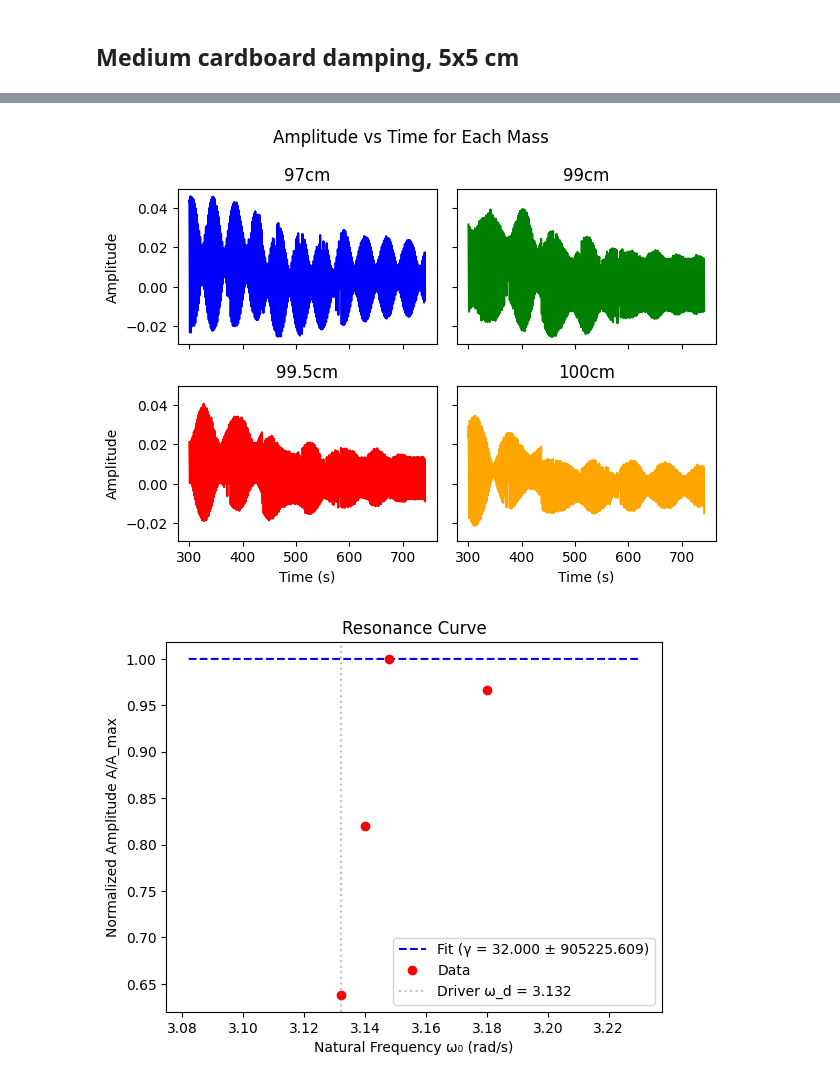
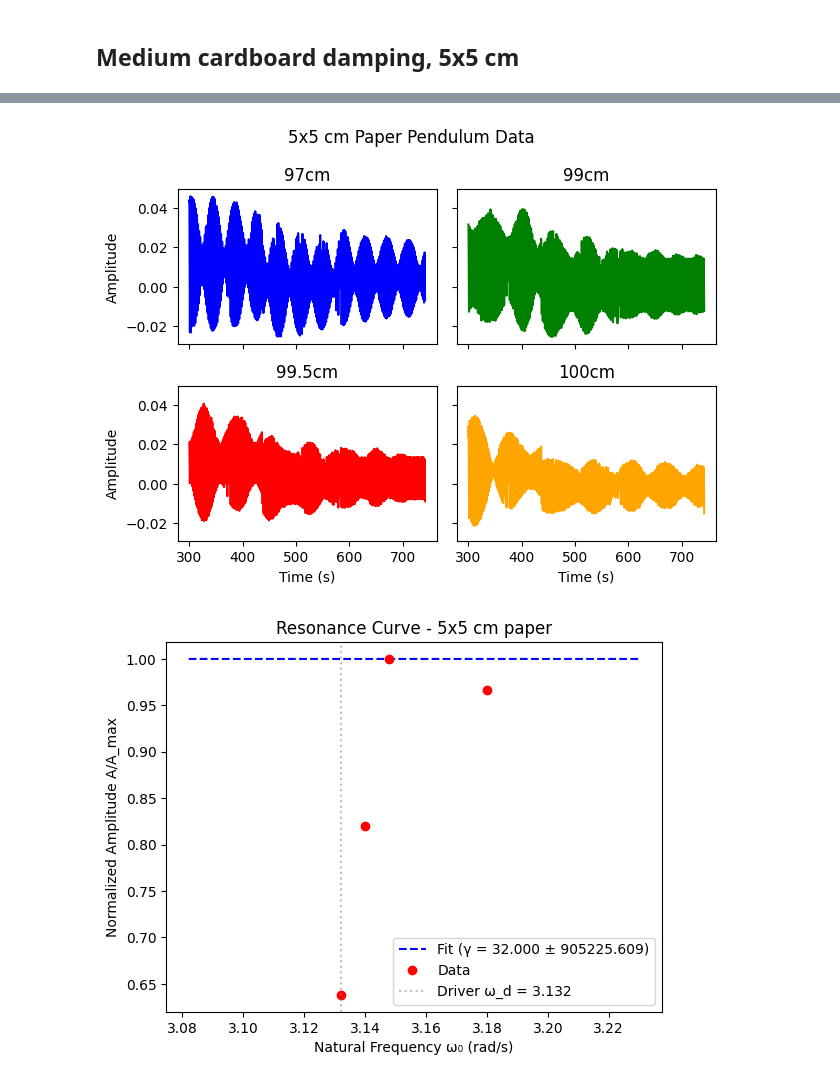
Before and after one commit to kij1n/physics-data-analysis, a Jupyter notebook: sessions/session5.ipynb, the cells around one changed output, grey strips where cells are left out. Cells and saved outputs as stored; diff of their text form; code cells hidden in the pictures.

```diff
--- a/sessions/session5.ipynb
+++ b/sessions/session5.ipynb
@@ -96,10 +96,10 @@ Gamma: 32.0000 ± 905225.6089
 # %%
-plot_all(medium_paper)
+plot_all(medium_paper, title="5x5 cm Paper Pendulum Data")
 plt.show()
-plot_each(medium_paper)
+plot_each(medium_paper, title="5x5 cm Paper Pendulum Data")
 plt.show()
 
 medium_paper_resonance.plot_resonance_curve("red", "blue")
-add_resonance_plot_labels()
+add_resonance_plot_labels("Resonance Curve - 5x5 cm paper")
 plt.show()
 # %% [output]
@@ -107,2 +107,2 @@ plt.show()
-[figure, old version]
+[figure, new version]
-[figure, old version]
+[figure, new version]
```
Also changed, not shown: parts of 4 cells of this notebook, 3 other files.
